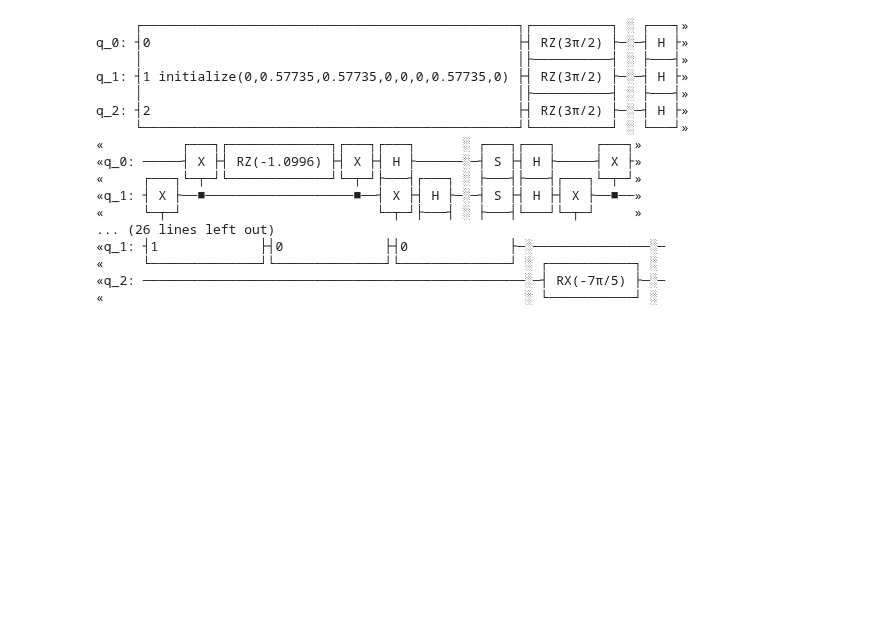
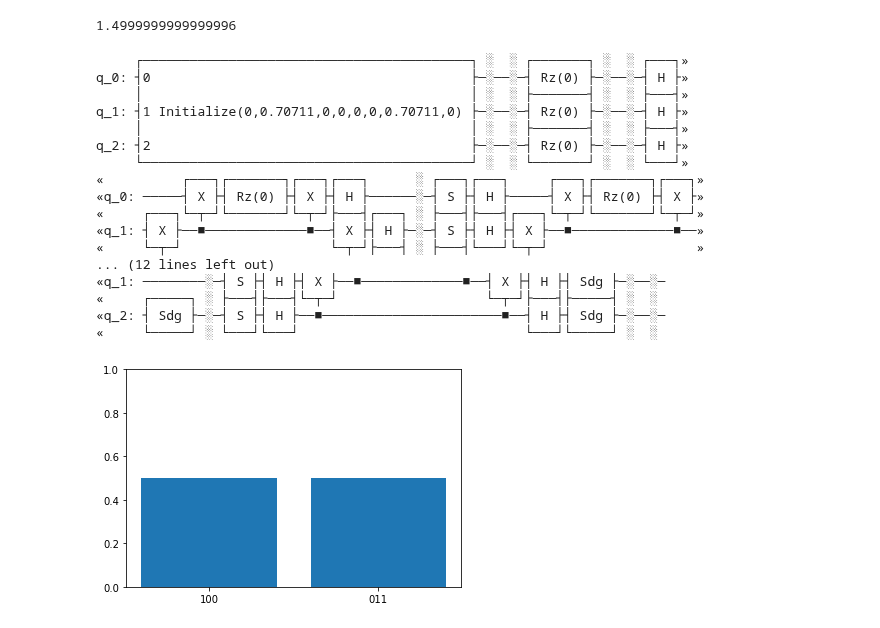
Before and after one commit to OpenQuantumComputing/optimization, a Jupyter notebook: newbeginning 001 110 101 mixing.ipynb, the cells around one changed output. Saved outputs shown, nothing was run; the diff lists cells and outputs as text; code cells hidden in the pictures; blank space fills up the shorter version.

```diff
--- a/newbeginning 001 110 101 mixing.ipynb
+++ b/newbeginning 001 110 101 mixing.ipynb
@@ -26,3 +26,10 @@ CR=np.array([1,1,1])
 
 # Normalize weights
 CR = CR/np.max(CR)
+# %%
+zero=np.array([[1],[0]])
+one=np.array([[0],[1]])
+zze = np.kron(zero,np.kron(zero,one))
+eez = np.kron(one,np.kron(one,zero))
+eze = np.kron(one,np.kron(zero,one))
+zze.flatten(), eez.flatten(), eze.flatten()
@@ -88,20 +65,37 @@ Optimization terminated successfully.
+# %%
+sv=1./np.sqrt(2)*(zze+eez).flatten()
+mixers=[Mixer('001<->110', np.array((2,1,0)))]
 # %%
-qaoa.createCircuit(x0, useExco=[False],sv=sv,mixerbinstrings=['001<->110','01<->10_ind01','0<->1_ind2']).draw()
+qaoa=QAOAChoose(CR, FR)
+val, qc, job = qaoa.evaluate(np.array((0,0)), backend, mu=0, useExco=[False],sv=sv,mixers=mixers,barrier=True)
+
+print(val)
+
+# plot histogram
+md=job.result().get_counts()
+pl.figure()
+pl.bar([k[::-1] for k in md.keys()], md.values())
+pl.ylim([0,1])
+
+
+qc.draw()
 # %% [output]
-     ┌────────────────────────────────────────────────┐┌──────────┐ ░ ┌───┐»
-q_0: ┤0                                               ├┤ RZ(3π/2) ├─░─┤ H ├»
-     │                                                │├──────────┤ ░ ├───┤»
-q_1: ┤1 initialize(0,0.57735,0.57735,0,0,0,0.57735,0) ├┤ RZ(3π/2) ├─░─┤ H ├»
-     │                                                │├──────────┤ ░ ├───┤»
-q_2: ┤2                                               ├┤ RZ(3π/2) ├─░─┤ H ├»
-     └────────────────────────────────────────────────┘└──────────┘ ░ └───┘»
-«          ┌───┐┌─────────────┐┌───┐┌───┐      ░ ┌───┐┌───┐     ┌───┐»
-«q_0: ─────┤ X ├┤ RZ(-1.0996) ├┤ X ├┤ H ├──────░─┤ S ├┤ H ├─────┤ X ├»
-«     ┌───┐└─┬─┘└─────────────┘└─┬─┘├───┤┌───┐ ░ ├───┤├───┤┌───┐└─┬─┘»
-«q_1: ┤ X ├──■───────────────────■──┤ X ├┤ H ├─░─┤ S ├┤ H ├┤ X ├──■──»
-«     └─┬─┘                         └─┬─┘├───┤ ░ ├───┤└───┘└─┬─┘     »
-... (26 lines left out)
-«q_1: ┤1             ├┤0             ├┤0             ├─░───────────────░─
-«     └──────────────┘└──────────────┘└──────────────┘ ░ ┌───────────┐ ░
-«q_2: ─────────────────────────────────────────────────░─┤ RX(-7π/5) ├─░─
-«                                                      ░ └───────────┘ ░
+1.4999999999999996
+     ┌──────────────────────────────────────────┐ ░  ░ ┌───────┐ ░  ░ ┌───┐»
+q_0: ┤0                                         ├─░──░─┤ Rz(0) ├─░──░─┤ H ├»
+     │                                          │ ░  ░ ├───────┤ ░  ░ ├───┤»
+q_1: ┤1 Initialize(0,0.70711,0,0,0,0,0.70711,0) ├─░──░─┤ Rz(0) ├─░──░─┤ H ├»
+     │                                          │ ░  ░ ├───────┤ ░  ░ ├───┤»
+q_2: ┤2                                         ├─░──░─┤ Rz(0) ├─░──░─┤ H ├»
+     └──────────────────────────────────────────┘ ░  ░ └───────┘ ░  ░ └───┘»
+«          ┌───┐┌───────┐┌───┐┌───┐      ░ ┌───┐┌───┐     ┌───┐┌───────┐┌───┐»
+«q_0: ─────┤ X ├┤ Rz(0) ├┤ X ├┤ H ├──────░─┤ S ├┤ H ├─────┤ X ├┤ Rz(0) ├┤ X ├»
+«     ┌───┐└─┬─┘└───────┘└─┬─┘├───┤┌───┐ ░ ├───┤├───┤┌───┐└─┬─┘└───────┘└─┬─┘»
+«q_1: ┤ X ├──■─────────────■──┤ X ├┤ H ├─░─┤ S ├┤ H ├┤ X ├──■─────────────■──»
+«     └─┬─┘                   └─┬─┘├───┤ ░ ├───┤└───┘└─┬─┘                   »
+... (12 lines left out)
+«q_1: ────────░─┤ S ├┤ H ├┤ X ├──■─────────────■──┤ X ├┤ H ├┤ Sdg ├─░──░─
+«     ┌─────┐ ░ ├───┤├───┤└─┬─┘                   └─┬─┘├───┤├─────┤ ░  ░
+«q_2: ┤ Sdg ├─░─┤ S ├┤ H ├──■───────────────────────■──┤ H ├┤ Sdg ├─░──░─
+«     └─────┘ ░ └───┘└───┘                             └───┘└─────┘ ░  ░
+[figure, added]
```
Also changed, not shown: parts of 20 cells of this notebook, 2 other files.
